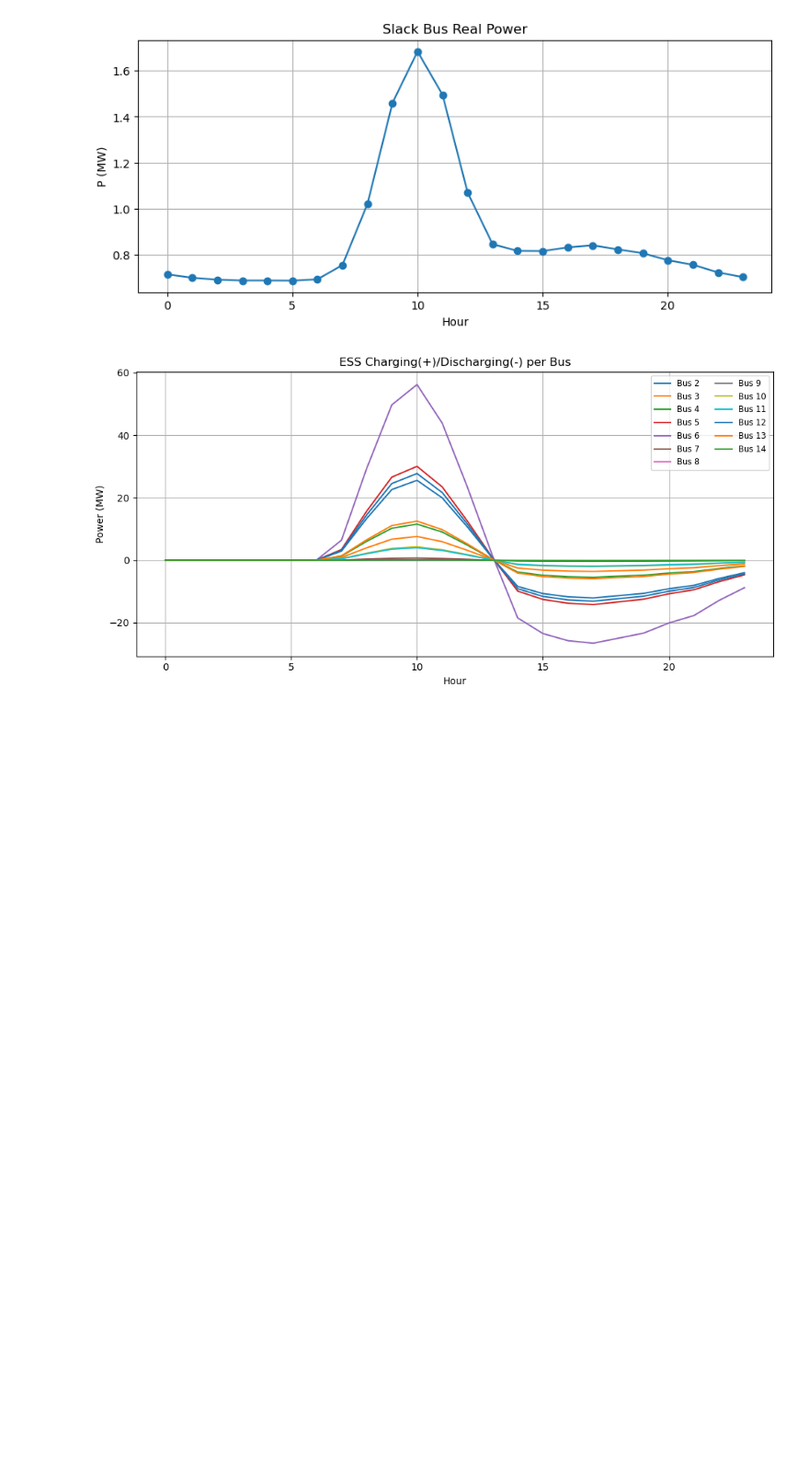
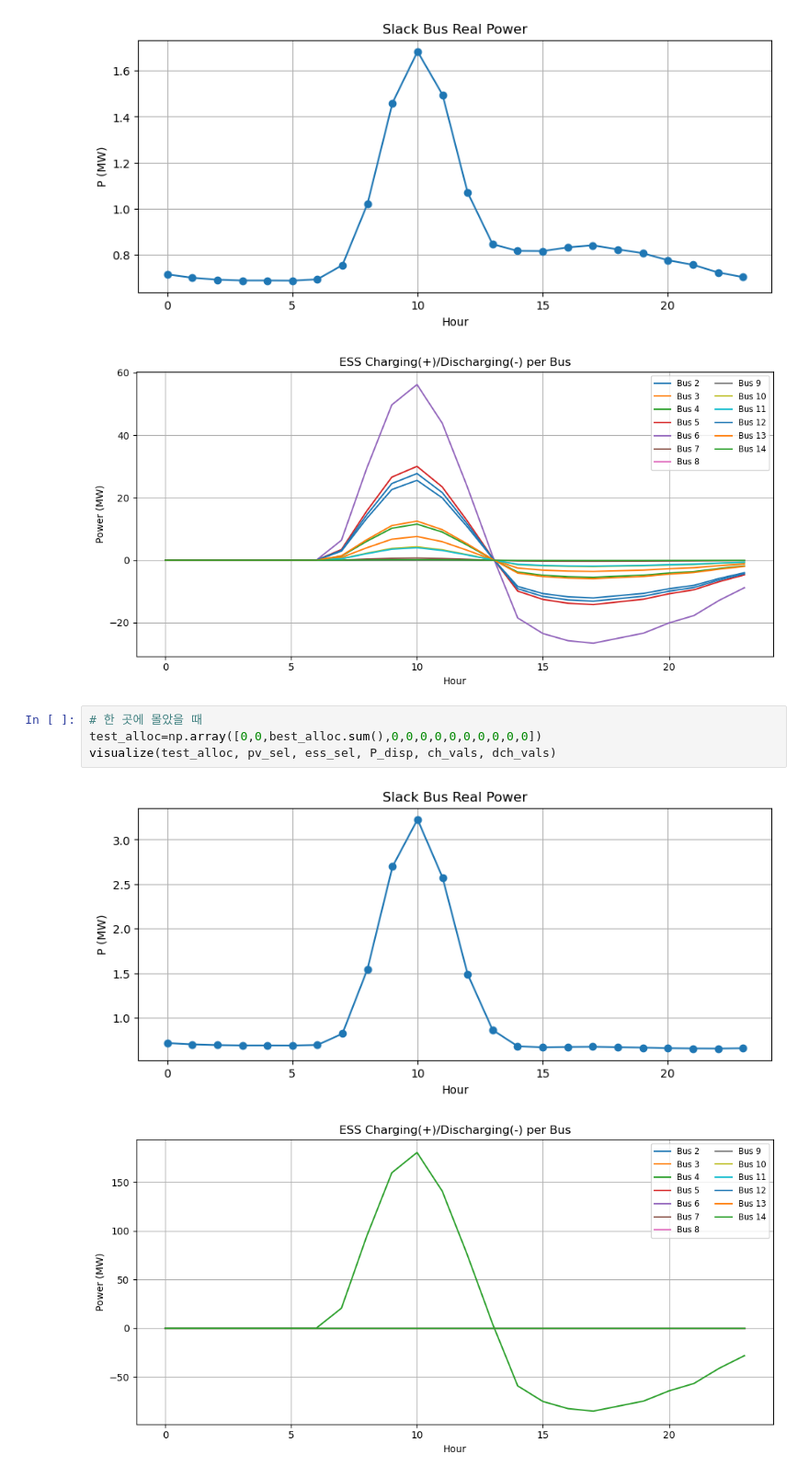
Before and after one commit to 123min123min/study_ai, a Jupyter notebook: DRO_orca.ipynb, the cells around one changed output. Shown at 92% size. Cells and saved outputs as stored; diff of their text form; blank space fills up the shorter version.

```diff
--- a/DRO_orca.ipynb
+++ b/DRO_orca.ipynb
@@ -713,3 +713,10 @@ visualize(best_alloc, pv_sel, ess_sel, P_disp, ch_vals, dch_vals)
 # %% [output]
 [figure]
 [figure]
+# %%
+# 한 곳에 몰았을 때
+test_alloc=np.array([0,0,best_alloc.sum(),0,0,0,0,0,0,0,0,0,0])
+visualize(test_alloc, pv_sel, ess_sel, P_disp, ch_vals, dch_vals)
+# %% [output]
+[figure, added]
+[figure, added]
```
